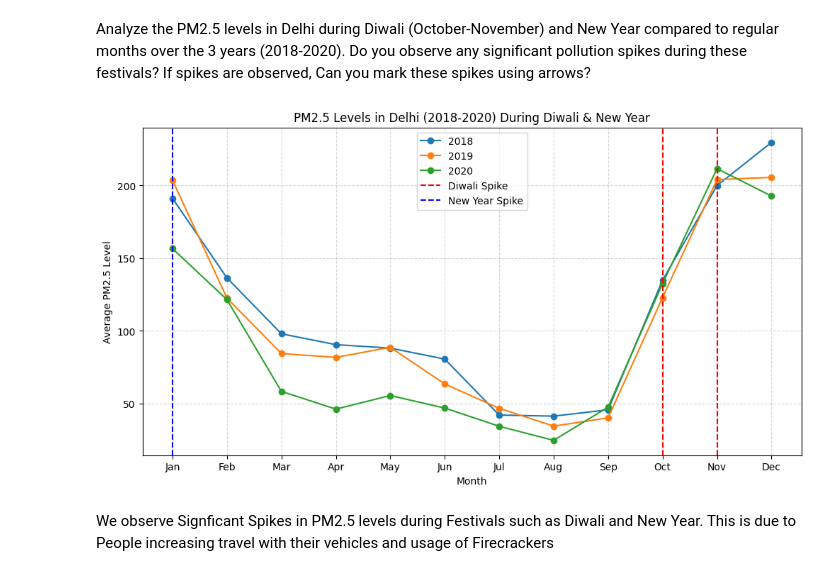
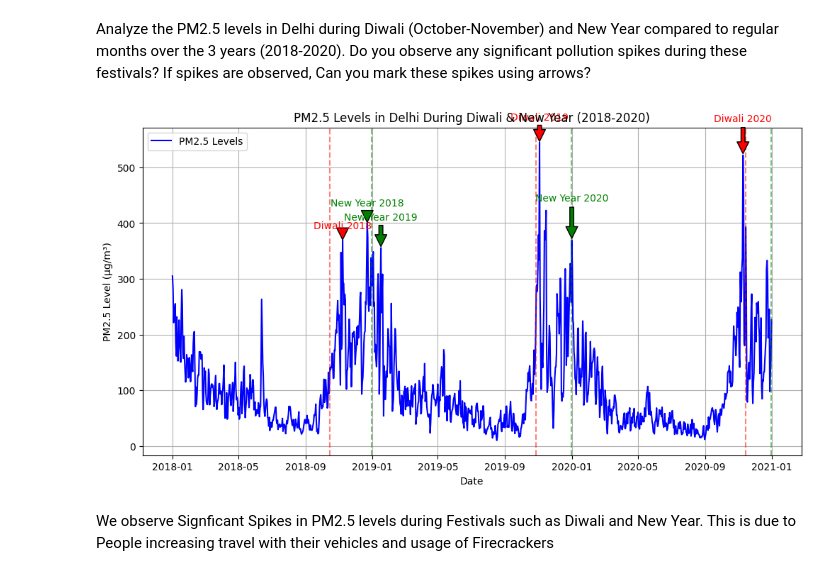
Before and after one commit to kalpshah18/PSDVAssignment3, a Jupyter notebook: main.ipynb, the cells around one changed output. Saved outputs shown, nothing was run; the diff lists cells and outputs as text; code cells hidden in the pictures.

```diff
--- a/main.ipynb
+++ b/main.ipynb
@@ -691,47 +691,65 @@ Percentage of days with PM2.5 > 300 µg/m³ in Darbhanga (2023): 0.82%
 # %% [markdown]
 Analyze the PM2.5 levels in Delhi during Diwali (October-November) and New Year compared to regular months over the 3 years (2018-2020). Do you observe any significant pollution spikes during these festivals? If spikes are observed, Can you mark these spikes using arrows?
 # %%
-import pandas as pd
-import matplotlib.pyplot as plt
-
 # Filter Delhi data
 delhi_data = data[data["state"] == "delhi"]
 
 # Extract relevant years
 delhi_data = delhi_data[(delhi_data["Year"] >= 2018) & (delhi_data["Year"] <= 2020)]
 
-# Group data by year & month to calculate average PM2.5
-monthly_avg_pm25 = delhi_data.groupby(["Year", "Month"])["PM2.5"].mean().reset_index()
+diwali_months = [10, 11]
+new_year_months = [12, 1]
 
-# Plot PM2.5 trends
+delhi_data["Festival"] = "Regular Months"
+delhi_data.loc[delhi_data["Month"].isin(diwali_months), "Festival"] = "Diwali"
+delhi_data.loc[delhi_data["Month"].isin(new_year_months), "Festival"] = "New Year"
+delhi_data["Day"] = delhi_data["Timestamp"].dt.day
+
+df_daily = delhi_data.groupby(["Year", "Month", "Day"])["PM2.5"].mean().reset_index()
+df_daily["Date"] = pd.to_datetime(df_daily[["Year", "Month", "Day"]])
+
 plt.figure(figsize=(12, 6))
+sns.lineplot(x=df_daily["Date"], y=df_daily["PM2.5"], label="PM2.5 Levels", color="b")
+
+offset = 20
+heights = []
+
 for year in [2018, 2019, 2020]:
-    year_data = monthly_avg_pm25[monthly_avg_pm25["Year"] == year]
-    plt.plot(year_data["Month"], year_data["PM2.5"], marker='o', linestyle='-', label=f"{year}")
+    diwali_spike = df_daily[(df_daily["Year"] == year) & (df_daily["Month"].isin(diwali_months))]["PM2.5"].max()
+    new_year_spike = df_daily[(df_daily["Year"] == year) & (df_daily["Month"].isin(new_year_months))]["PM2.5"].max()
 
-# Add vertical lines for Diwali (October-November) and New Year (January 1st)
-diwali_months = [10, 11]  # October & November
-new_year_month = [1]  # January
+    diwali_date = df_daily[(df_daily["Year"] == year) & (df_daily["PM2.5"] == diwali_spike)]["Date"].values
+    new_year_date = df_daily[(df_daily["Year"] == year) & (df_daily["PM2.5"] == new_year_spike)]["Date"].values
 
-# Adding vertical lines for Diwali & New Year
-for month in diwali_months:
-    plt.axvline(x=month, linestyle="--", color="red", label="Diwali Spike" if month == 10 else "")  # Label only for the first instance
+    if len(diwali_date) > 0:
+        height = diwali_spike + offset + len(heights) * 10
+        heights.append(height)
+        plt.annotate(f"Diwali {year}", xy=(diwali_date[0], diwali_spike),
+                     xytext=(diwali_date[0], height),
+                     ha='center', arrowprops=dict(facecolor='red', shrink=0.05), fontsize=10, color='red')
 
-for month in new_year_month:
-    plt.axvline(x=month, linestyle="--", color="blue", label="New Year Spike")
+    if len(new_year_date) > 0:
+        height = new_year_spike + offset + len(heights) * 10
+        heights.append(height)
+        plt.annotate(f"New Year {year}", xy=(new_year_date[0], new_year_spike),
+                     xytext=(new_year_date[0], height),
+                     ha='center', arrowprops=dict(facecolor='green', shrink=0.05), fontsize=10, color='green')
 
-# Labels & Formatting
-plt.xlabel("Month")
-plt.ylabel("Average PM2.5 Level")
-plt.title("PM2.5 Levels in Delhi (2018-2020) During Diwali & New Year")
-plt.xticks(range(1, 13), ["Jan", "Feb", "Mar", "Apr", "May", "Jun", "Jul", "Aug", "Sep", "Oct", "Nov", "Dec"])
+plt.axvline(pd.to_datetime("2018-10-15"), color="red", linestyle="--", alpha=0.5)
+plt.axvline(pd.to_datetime("2019-10-27"), color="red", linestyle="--", alpha=0.5)
+plt.axvline(pd.to_datetime("2020-11-14"), color="red", linestyle="--", alpha=0.5)
+plt.axvline(pd.to_datetime("2018-12-31"), color="green", linestyle="--", alpha=0.5)
+plt.axvline(pd.to_datetime("2019-12-31"), color="green", linestyle="--", alpha=0.5)
+plt.axvline(pd.to_datetime("2020-12-31"), color="green", linestyle="--", alpha=0.5)
+
+plt.title("PM2.5 Levels in Delhi During Diwali & New Year (2018-2020)")
+plt.xlabel("Date")
+plt.ylabel("PM2.5 Level (µg/m³)")
 plt.legend()
-plt.grid(True, linestyle="--", alpha=0.5)
-
-# Show the plot
+plt.grid(True)
 plt.show()
 # %% [output]
-[figure, old version]
+[figure, new version]
 # %% [markdown]
 We observe Signficant Spikes in PM2.5 levels during Festivals such as Diwali and New Year. This is due to People increasing travel with their vehicles and usage of Firecrackers
 # %% [markdown]
```
Also changed, not shown: parts of 2 cells of this notebook.
